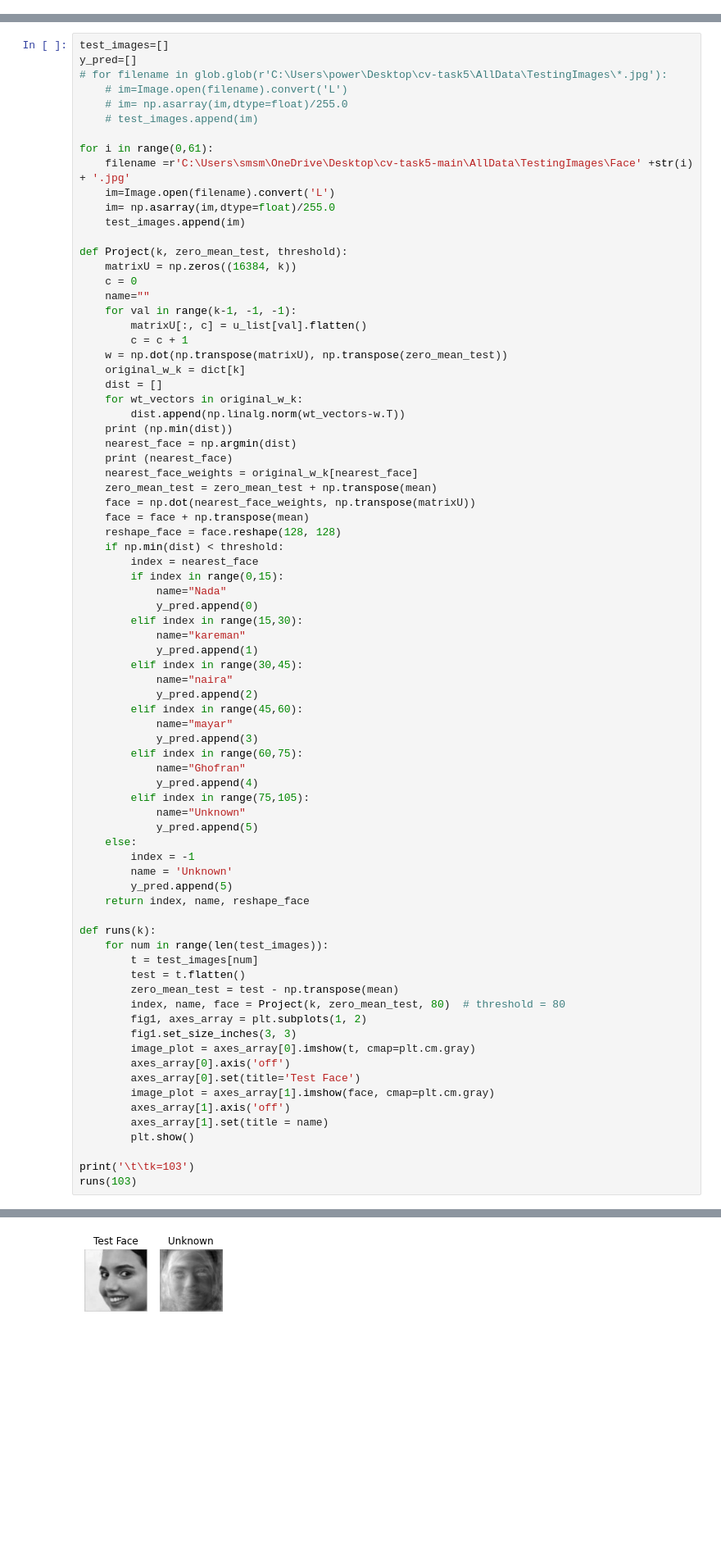
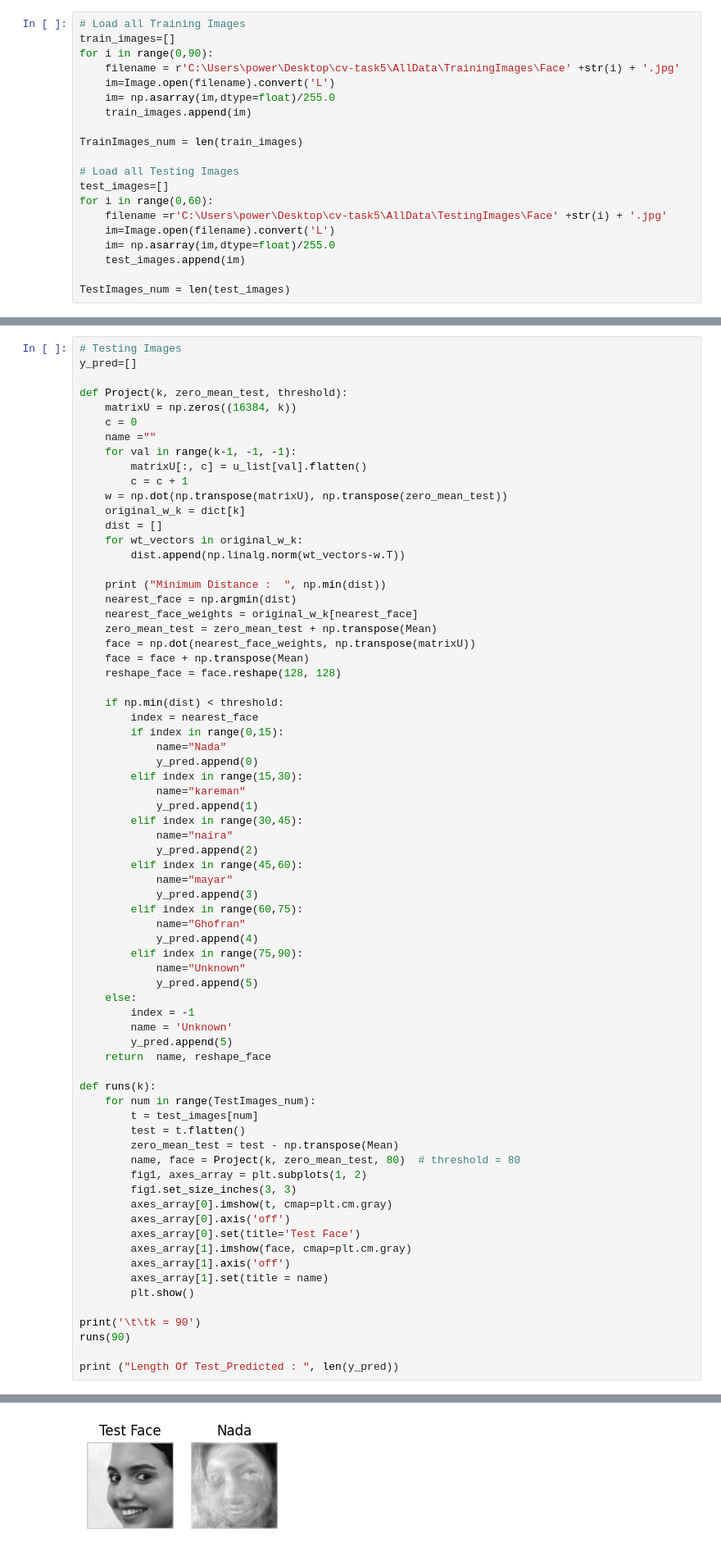
Before and after one commit to Nada-21/Face-Recognition, a Jupyter notebook: RecognizeNote.ipynb, the cells around one changed output, grey strips where cells are left out. Shown at 82% size. Saved outputs shown, nothing was run; the diff lists cells and outputs as text; blank space fills up the shorter version.

```diff
--- a/RecognizeNote.ipynb
+++ b/RecognizeNote.ipynb
@@ -1 +27,21 @@
+# %%
+# Load all Training Images
+train_images=[]
+for i in range(0,90):
+    filename = r'C:\Users\power\Desktop\cv-task5\AllData\TrainingImages\Face' +str(i) + '.jpg'
+    im=Image.open(filename).convert('L')
+    im= np.asarray(im,dtype=float)/255.0
+    train_images.append(im)
+
+TrainImages_num = len(train_images)
+
+# Load all Testing Images
+test_images=[]
+for i in range(0,60):
+    filename =r'C:\Users\power\Desktop\cv-task5\AllData\TestingImages\Face' +str(i) + '.jpg'
+    im=Image.open(filename).convert('L')
+    im= np.asarray(im,dtype=float)/255.0
+    test_images.append(im)
+
+TestImages_num = len(test_images)
 # %%
@@ -89,21 +108,11 @@ Reconstruct(103)
 # %%
-test_images=[]
+# Testing Images
 y_pred=[]
-# for filename in glob.glob(r'C:\Users\power\Desktop\cv-task5\AllData\TestingImages\*.jpg'):
-    # im=Image.open(filename).convert('L')
-    # im= np.asarray(im,dtype=float)/255.0
-    # test_images.append(im)
-
-for i in range(0,61):
-    filename =r'C:\Users\smsm\OneDrive\Desktop\cv-task5-main\AllData\TestingImages\Face' +str(i) + '.jpg'
-    im=Image.open(filename).convert('L')
-    im= np.asarray(im,dtype=float)/255.0
-    test_images.append(im)
 
 def Project(k, zero_mean_test, threshold):
     matrixU = np.zeros((16384, k))
     c = 0
-    name=""
+    name =""
     for val in range(k-1, -1, -1):
         matrixU[:, c] = u_list[val].flatten()
         c = c + 1
@@ -112,14 +121,15 @@ def Project(k, zero_mean_test, threshold):
     dist = []
     for wt_vectors in original_w_k:
         dist.append(np.linalg.norm(wt_vectors-w.T))
-    print (np.min(dist))
+
+    print ("Minimum Distance :  ", np.min(dist))
     nearest_face = np.argmin(dist)
-    print (nearest_face)
     nearest_face_weights = original_w_k[nearest_face]
-    zero_mean_test = zero_mean_test + np.transpose(mean)
+    zero_mean_test = zero_mean_test + np.transpose(Mean)
     face = np.dot(nearest_face_weights, np.transpose(matrixU))
-    face = face + np.transpose(mean)
+    face = face + np.transpose(Mean)
     reshape_face = face.reshape(128, 128)
+
     if np.min(dist) < threshold:
         index = nearest_face
         if index in range(0,15):
@@ -137,31 +147,33 @@ def Project(k, zero_mean_test, threshold):
         elif index in range(60,75):
             name="Ghofran"
             y_pred.append(4)
-        elif index in range(75,105):
+        elif index in range(75,90):
             name="Unknown"
             y_pred.append(5)
     else:
         index = -1
         name = 'Unknown'
         y_pred.append(5)
-    return index, name, reshape_face
+    return  name, reshape_face
 
 def runs(k):
-    for num in range(len(test_images)):
+    for num in range(TestImages_num):
         t = test_images[num]
         test = t.flatten()
-        zero_mean_test = test - np.transpose(mean)
-        index, name, face = Project(k, zero_mean_test, 80)  # threshold = 80
+        zero_mean_test = test - np.transpose(Mean)
+        name, face = Project(k, zero_mean_test, 80)  # threshold = 80
         fig1, axes_array = plt.subplots(1, 2)
         fig1.set_size_inches(3, 3)
-        image_plot = axes_array[0].imshow(t, cmap=plt.cm.gray)
+        axes_array[0].imshow(t, cmap=plt.cm.gray)
         axes_array[0].axis('off')
         axes_array[0].set(title='Test Face')
-        image_plot = axes_array[1].imshow(face, cmap=plt.cm.gray)
+        axes_array[1].imshow(face, cmap=plt.cm.gray)
         axes_array[1].axis('off')
         axes_array[1].set(title = name)
         plt.show()
 
-print('\t\tk=103')
-runs(103)
+print('\t\tk = 90')
+runs(90)
+
+print ("Length Of Test_Predicted : ", len(y_pred))
 # %% [output]
@@ -174 +184 @@ runs(103)
-[figure, old version]
+[figure, new version]
```
Also changed, not shown: parts of 15 cells of this notebook, 49 other files.
